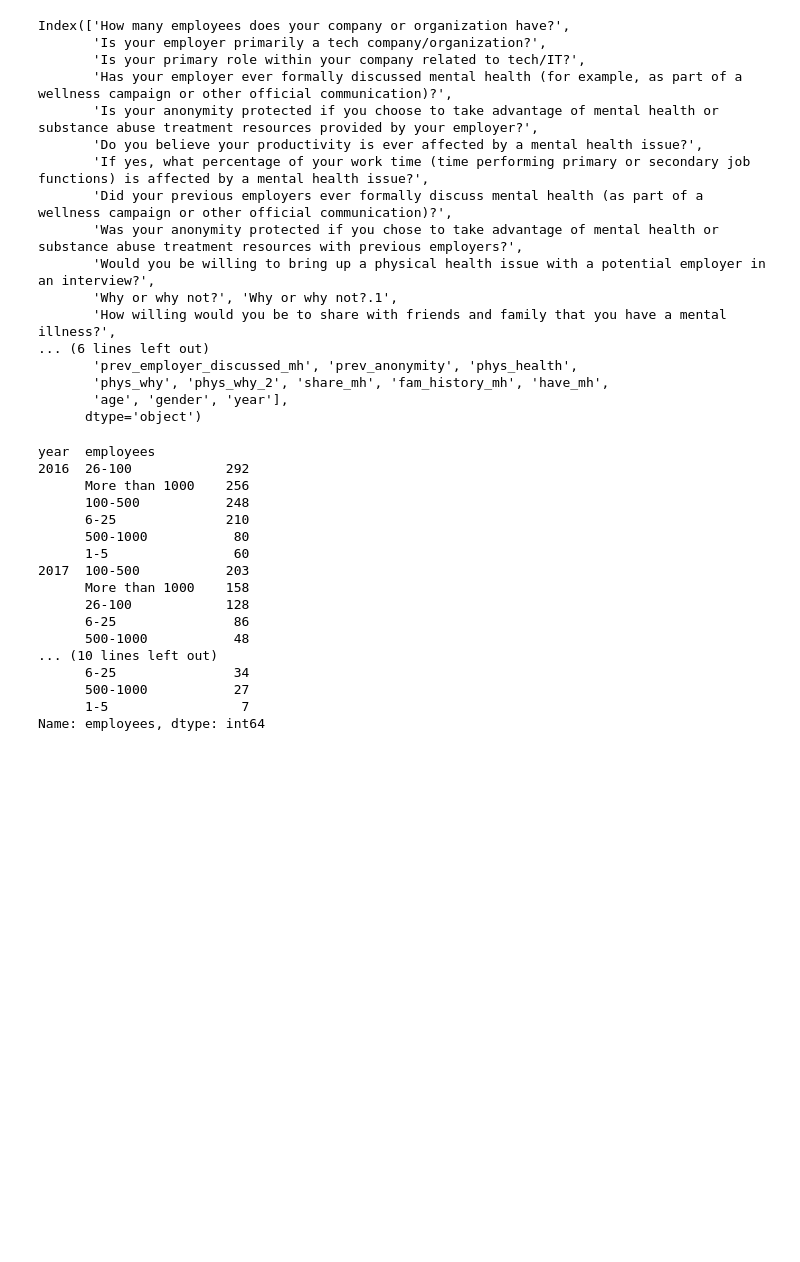
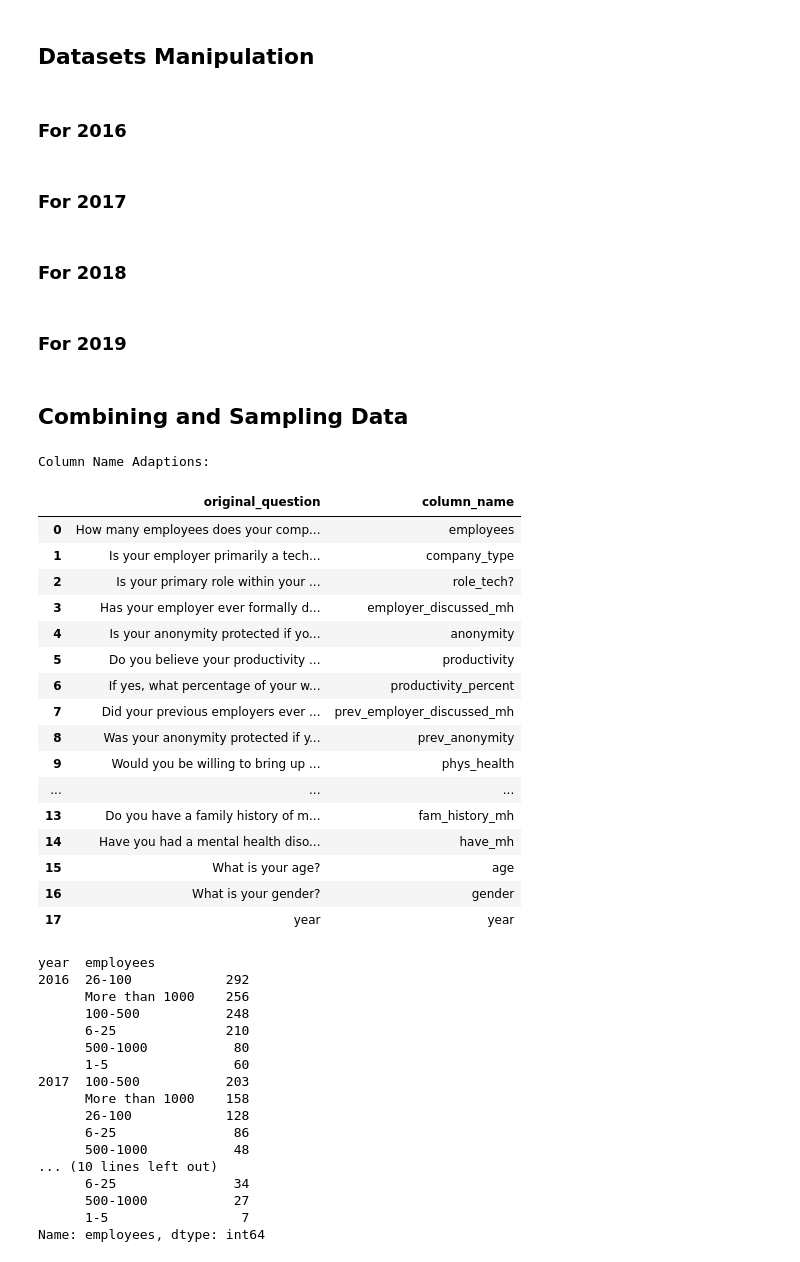
Before and after one commit to jaceybronte/compsci216-project, a Jupyter notebook: 216EDA.ipynb, the cells around one changed output. Drawn from its saved outputs; the diff is of its cells as text; code cells hidden in the pictures; blank space fills up the shorter version.

```diff
--- a/216EDA.ipynb
+++ b/216EDA.ipynb
@@ -25,0 +34,3 @@ data_2019['year'] = 2019
+# %%
+pd.set_option('display.max_columns', 64)
+data_2016.head()
@@ -25,0 +46,3 @@ data_2019['year'] = 2019
+# %%
+pd.set_option('display.max_columns', 124)
+data_2017.head()
@@ -25,0 +59,3 @@ data_2019['year'] = 2019
+# %%
+pd.set_option('display.max_columns', 124)
+data_2018.head()
@@ -25,0 +72,3 @@ data_2019['year'] = 2019
+# %%
+pd.set_option('display.max_columns', 83)
+data_2019.head()
@@ -25,0 +83,4 @@ data_2019['year'] = 2019
+# %% [markdown]
+## Datasets Manipulation
+# %% [markdown]
+### For 2016
@@ -25,0 +89,2 @@ data_2019['year'] = 2019
+# %% [markdown]
+### For 2017
@@ -25,0 +93,2 @@ data_2019['year'] = 2019
+# %% [markdown]
+### For 2018
@@ -25,0 +97,2 @@ data_2019['year'] = 2019
+# %% [markdown]
+### For 2019
@@ -26,35 +101,42 @@ data_2019['year'] = 2019
+# %% [markdown]
+## Combining and Sampling Data
 # %%
 #combining datasets
 
 frames = [data_2016, data_2017,data_2018, data_2019]
 cols = pd.concat(frames, join = 'inner')
 
 questions = cols.columns
 
 cols.columns = ['employees', 'company_type', 'role_tech?', 'employer_discussed_mh', 'anonymity', 'productivity',
                'productivity_percent', 'prev_employer_discussed_mh', 'prev_anonymity', 'phys_health',
                'phys_why', 'phys_why_2', 'share_mh', 'fam_history_mh', 'have_mh', 'age', 'gender', 'year']
 
-print(questions)
-print(cols.columns)
+print('Column Name Adaptions:')
+cna = pd.DataFrame()
+cna['original_question'] = list(questions)
+cna['column_name'] = list(cols.columns)
+pd.options.display.max_colwidth = 140
+cna
 # %% [output]
-Index(['How many employees does your company or organization have?',
-       'Is your employer primarily a tech company/organization?',
-       'Is your primary role within your company related to tech/IT?',
-       'Has your employer ever formally discussed mental health (for example, as part of a wellness campaign or other official communication)?',
-       'Is your anonymity protected if you choose to take advantage of mental health or substance abuse treatment resources provided by your employer?',
-       'Do you believe your productivity is ever affected by a mental health issue?',
-       'If yes, what percentage of your work time (time performing primary or secondary job functions) is affected by a mental health issue?',
-       'Did your previous employers ever formally discuss mental health (as part of a wellness campaign or other official communication)?',
-       'Was your anonymity protected if you chose to take advantage of mental health or substance abuse treatment resources with previous employers?',
-       'Would you be willing to bring up a physical health issue with a potential employer in an interview?',
-       'Why or why not?', 'Why or why not?.1',
-       'How willing would you be to share with friends and family that you have a mental illness?',
-... (6 lines left out)
-       'prev_employer_discussed_mh', 'prev_anonymity', 'phys_health',
-       'phys_why', 'phys_why_2', 'share_mh', 'fam_history_mh', 'have_mh',
-       'age', 'gender', 'year'],
-      dtype='object')
+Column Name Adaptions:
+|  | original_question | column_name |
+| 0 | How many employees does your comp... | employees |
+| 1 | Is your employer primarily a tech... | company_type |
+| 2 | Is your primary role within your ... | role_tech? |
+| 3 | Has your employer ever formally d... | employer_discussed_mh |
+| 4 | Is your anonymity protected if yo... | anonymity |
+| 5 | Do you believe your productivity ... | productivity |
+| 6 | If yes, what percentage of your w... | productivity_percent |
+| 7 | Did your previous employers ever ... | prev_employer_discussed_mh |
+| 8 | Was your anonymity protected if y... | prev_anonymity |
+| 9 | Would you be willing to bring up ... | phys_health |
+| ... | ... | ... |
+| 13 | Do you have a family history of m... | fam_history_mh |
+| 14 | Have you had a mental health diso... | have_mh |
+| 15 | What is your age? | age |
+| 16 | What is your gender? | gender |
+| 17 | year | year |
 # %%
 #employee count
 
```
Also changed, not shown: parts of 16 cells of this notebook.
